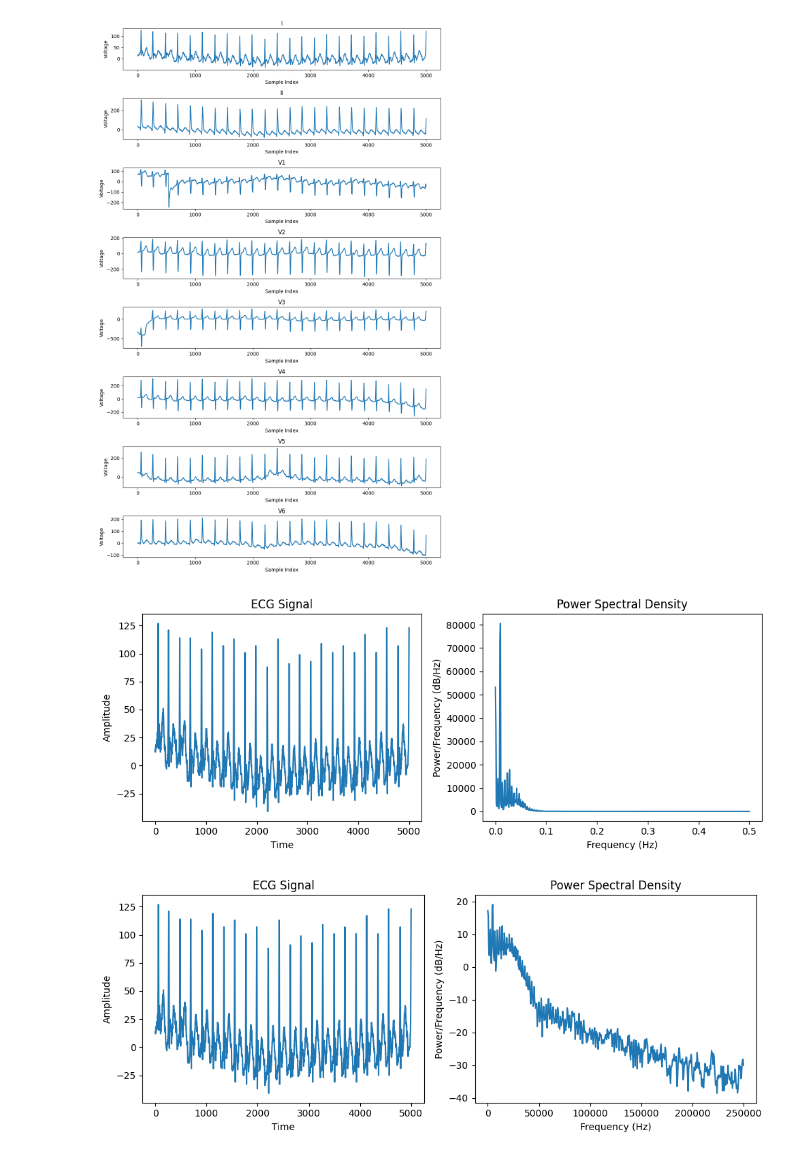
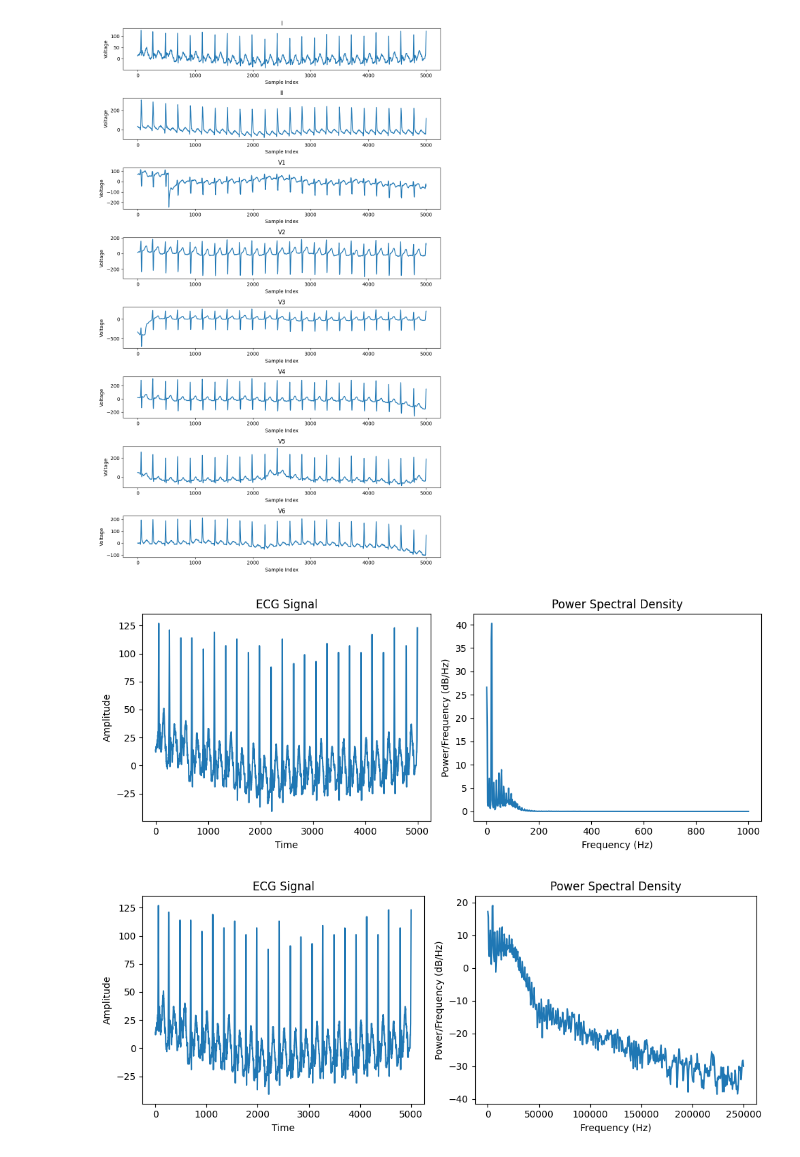
Before and after one commit to Eiad21/ecg_hospitalization, a Jupyter notebook: notebooks/abdulkader-data-exploration.ipynb, the cells around one changed output. Saved outputs shown, nothing was run; the diff lists cells and outputs as text; code cells hidden in the pictures.

```diff
--- a/notebooks/abdulkader-data-exploration.ipynb
+++ b/notebooks/abdulkader-data-exploration.ipynb
@@ -2,7 +2,7 @@
 import pandas as pd
 from pathlib import Path
 # %%
-ecg_data_dir = Path('../data/ECGs')
+ecg_data_dir = Path('../data/raw/xml')
 # %%
 len(list(ecg_data_dir.glob('*.xml')))
 # %% [output]
@@ -131,35 +129,35 @@ with open(xml_file_path, 'r') as file:
         # Read XML content from the file
         xml_content = file.read()
         # Parse XML to dictionary
         data_dict = xmltodict.parse(xml_content)
         b64 = data_dict['RestingECG']['Waveform'][1]['LeadData'][0]['WaveFormData']
         # print(b64)
         decoded_bytes = base64.b64decode(b64)
         # Assuming the array is of floating-point numbers, use the 'd' type code
         float_array = struct.unpack(f'{len(decoded_bytes)//2}h', decoded_bytes)
         time = np.arange(0, len(float_array), 1)
 
         # Plot the ECG signal
         plt.figure(figsize=(10, 4))
         plt.subplot(1, 2, 1)
         plt.plot(time, float_array)
         plt.title('ECG Signal')
         plt.xlabel('Time')
         plt.ylabel('Amplitude')
 
         # Compute and plot the PSD
         plt.subplot(1, 2, 2)
-        power, frequencies = psd(float_array, NFFT=1024, Fs=1)
+        power, frequencies = psd(float_array, NFFT=1024, Fs=2000)
         # plt.plot(frequencies, 10 * np.log10(power))
         plt.plot(frequencies, power)
         plt.title('Power Spectral Density')
         plt.xlabel('Frequency (Hz)')
         plt.ylabel('Power/Frequency (dB/Hz)')
 
         plt.tight_layout()
         plt.show()
 # %% [output]
-[figure, old version]
+[figure, new version]
 # %%
 import xmltodict
 import base64
```
Also changed, not shown: parts of 2 cells of this notebook, 2 other files.
